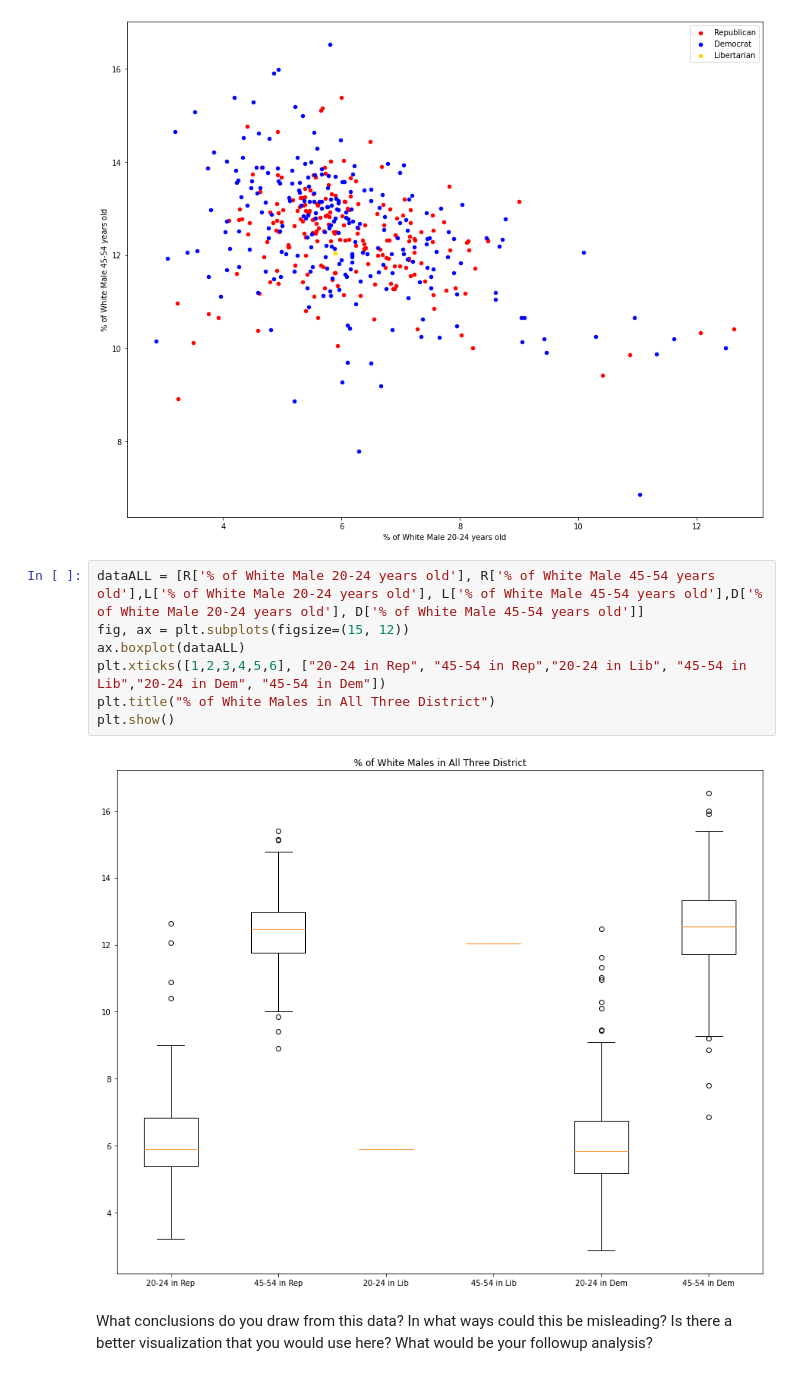
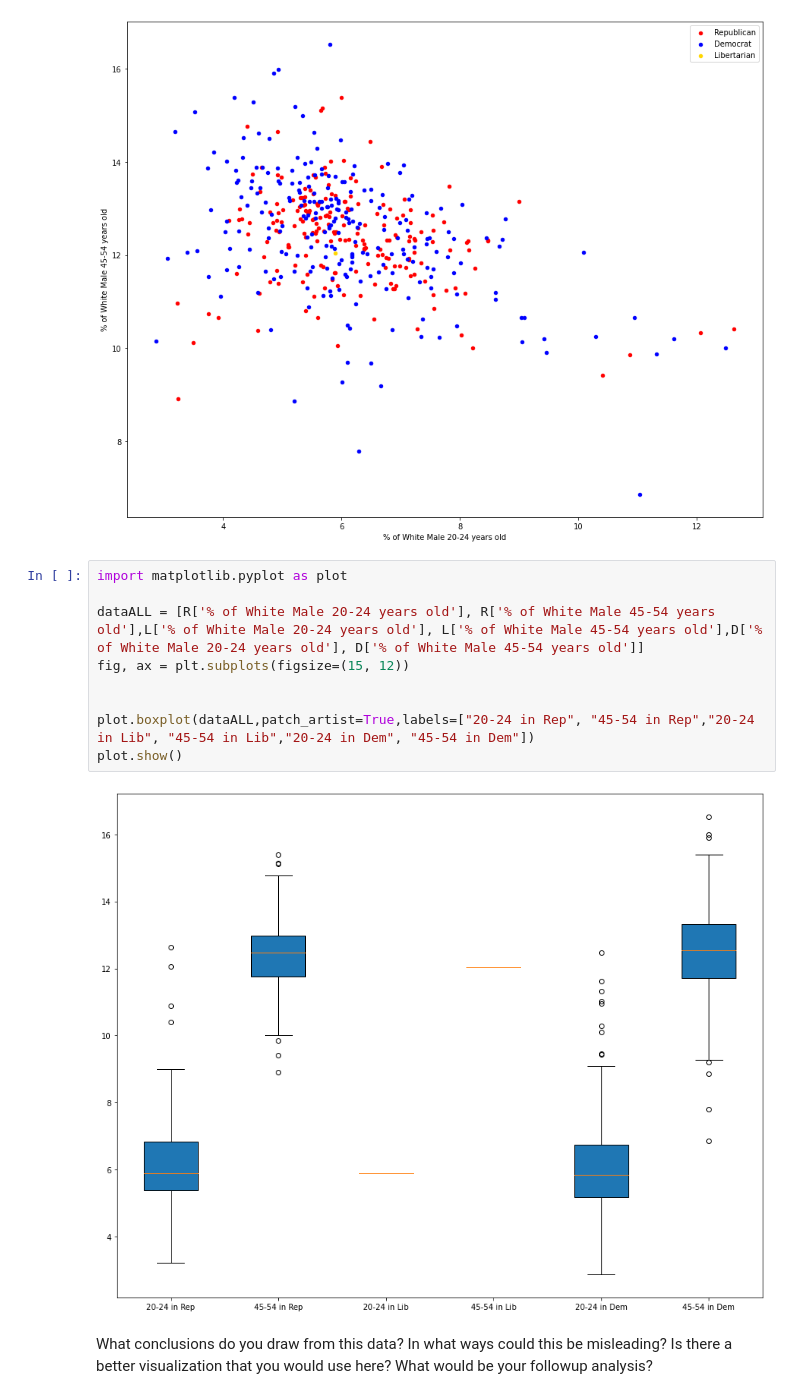
Before and after one commit to jinburge/Congressional-Analytics, a Jupyter notebook: Congressional_Analytics.ipynb, the cells around one changed output. Drawn from its saved outputs; the diff is of its cells as text.

```diff
--- a/Congressional_Analytics.ipynb
+++ b/Congressional_Analytics.ipynb
@@ -208,14 +213,16 @@ plt.show()
 # %% [output]
 [figure]
 # %%
+import matplotlib.pyplot as plot
+
 dataALL = [R['% of White Male 20-24 years old'], R['% of White Male 45-54 years old'],L['% of White Male 20-24 years old'], L['% of White Male 45-54 years old'],D['% of White Male 20-24 years old'], D['% of White Male 45-54 years old']]
 fig, ax = plt.subplots(figsize=(15, 12))
-ax.boxplot(dataALL)
-plt.xticks([1,2,3,4,5,6], ["20-24 in Rep", "45-54 in Rep","20-24 in Lib", "45-54 in Lib","20-24 in Dem", "45-54 in Dem"])
-plt.title("% of White Males in All Three District")
-plt.show()
+
+
+plot.boxplot(dataALL,patch_artist=True,labels=["20-24 in Rep", "45-54 in Rep","20-24 in Lib", "45-54 in Lib","20-24 in Dem", "45-54 in Dem"])
+plot.show()
 # %% [output]
-[figure, old version]
+[figure, new version]
 # %% [markdown]
 What conclusions do you draw from this data? In what ways could this be misleading? Is there a better visualization that you would use here? What would be your followup analysis?
 # %%
```
Also changed, not shown: parts of 2 cells of this notebook.
